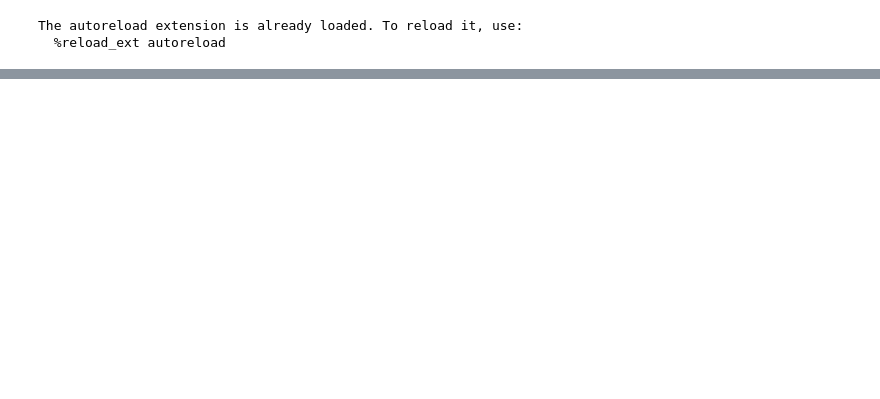
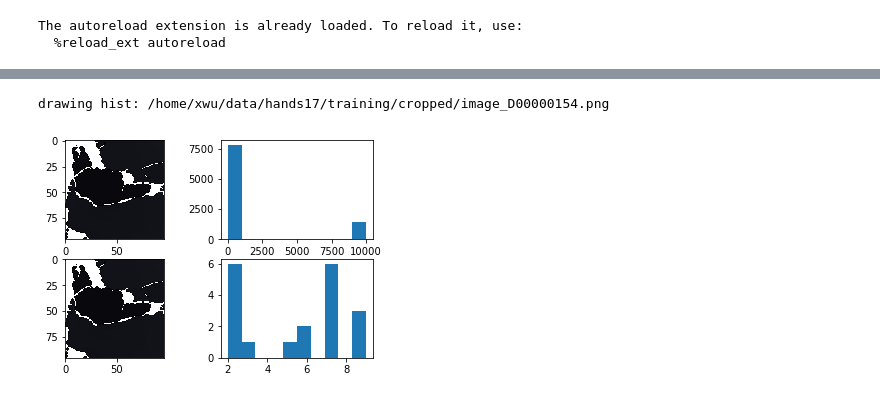
Before and after one commit to xkunwu/depth-hand, a Jupyter notebook: code/train/test_train.ipynb, the cells around one changed output, grey strips where cells are left out. Saved outputs shown, nothing was run; the diff lists cells and outputs as text; code cells hidden in the pictures; blank space fills up the shorter version.

```diff
--- a/code/train/test_train.ipynb
+++ b/code/train/test_train.ipynb
@@ -34,0 +35,8 @@ drawing pose: # 797
+# %%
+hands17.draw_hist_random(
+    # hands17.training_images
+    hands17.training_cropped
+)
+# %% [output]
+drawing hist: /home/xwu/data/hands17/training/cropped/image_D00000154.png
+[figure, added]
```
Also changed, not shown: parts of 3 cells of this notebook, 2 other files.
